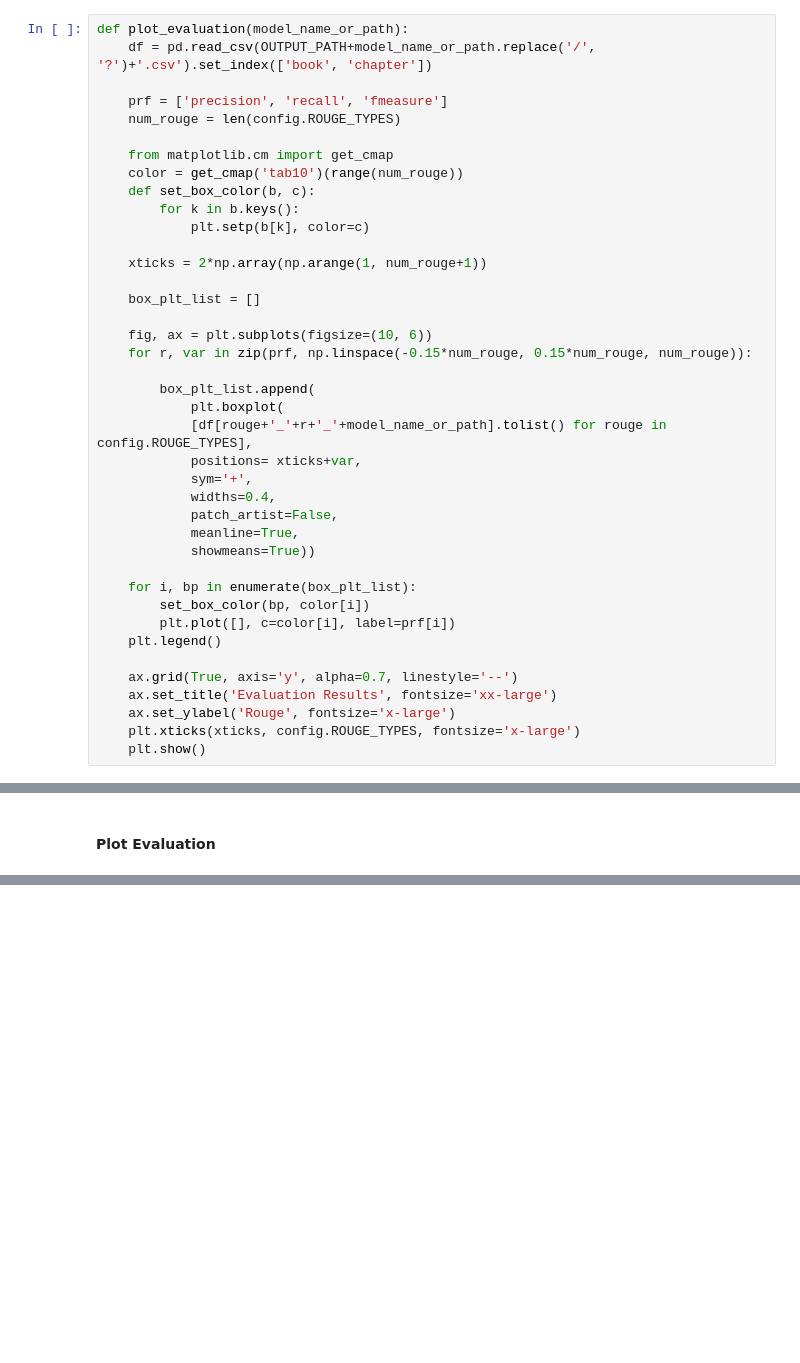
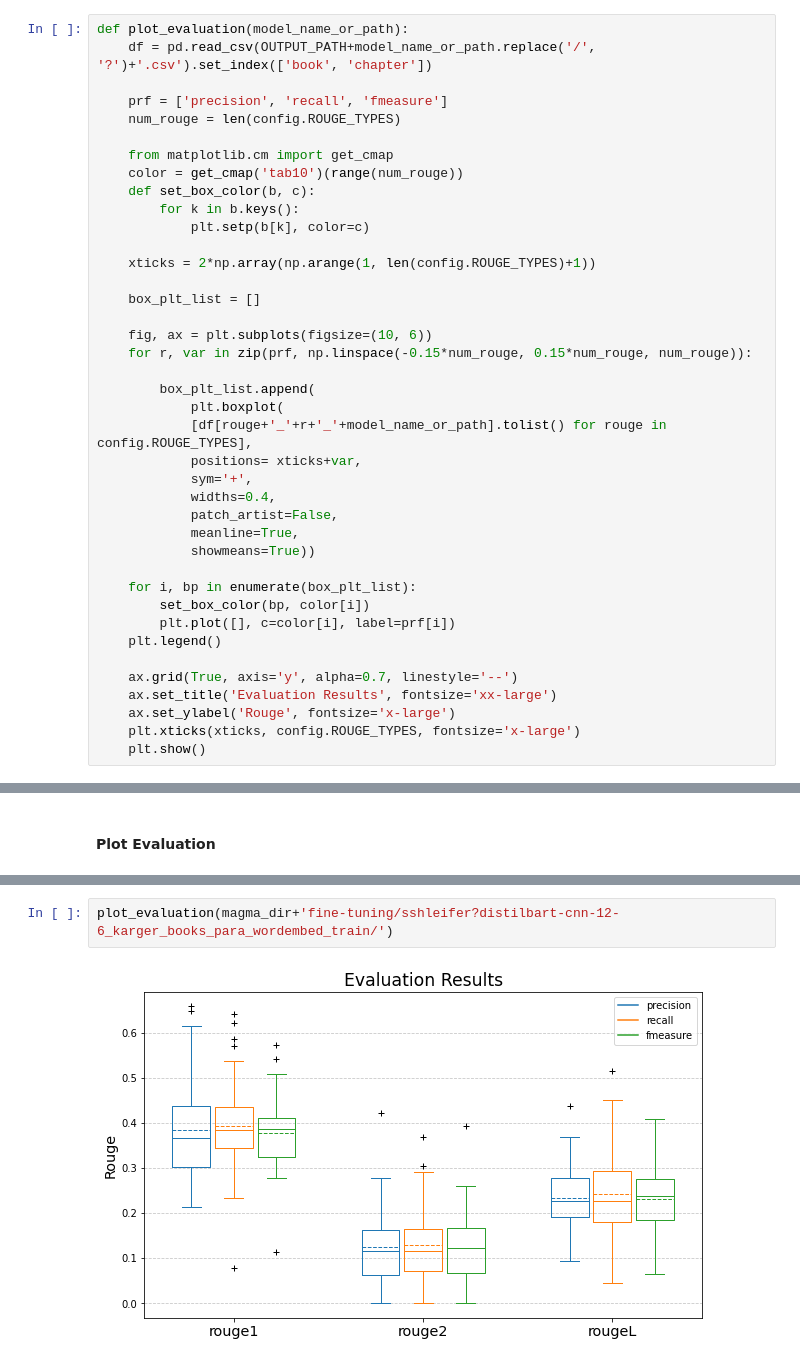
Before and after one commit to marcoabrate/transformers_magma_learning, a Jupyter notebook: summarization/assign_bullets_para_wordembed.ipynb, the cells around one changed output, grey strips where cells are left out. Cells and saved outputs as stored; diff of their text form; blank space fills up the shorter version.

```diff
--- a/summarization/assign_bullets_para_wordembed.ipynb
+++ b/summarization/assign_bullets_para_wordembed.ipynb
@@ -111,7 +111,7 @@ def plot_evaluation(model_name_or_path):
         for k in b.keys():
             plt.setp(b[k], color=c)
 
-    xticks = 2*np.array(np.arange(1, num_rouge+1))
+    xticks = 2*np.array(np.arange(1, len(config.ROUGE_TYPES)+1))
 
     box_plt_list = []
 
@@ -377,0 +446,4 @@ plot_evaluation('sshleifer/distilbart-cnn-12-6')
+# %%
+plot_evaluation(magma_dir+'fine-tuning/sshleifer?distilbart-cnn-12-6_karger_books_para_wordembed_train/')
+# %% [output]
+[figure, added]
```
Also changed, not shown: parts of 11 cells of this notebook, 14 other files.
